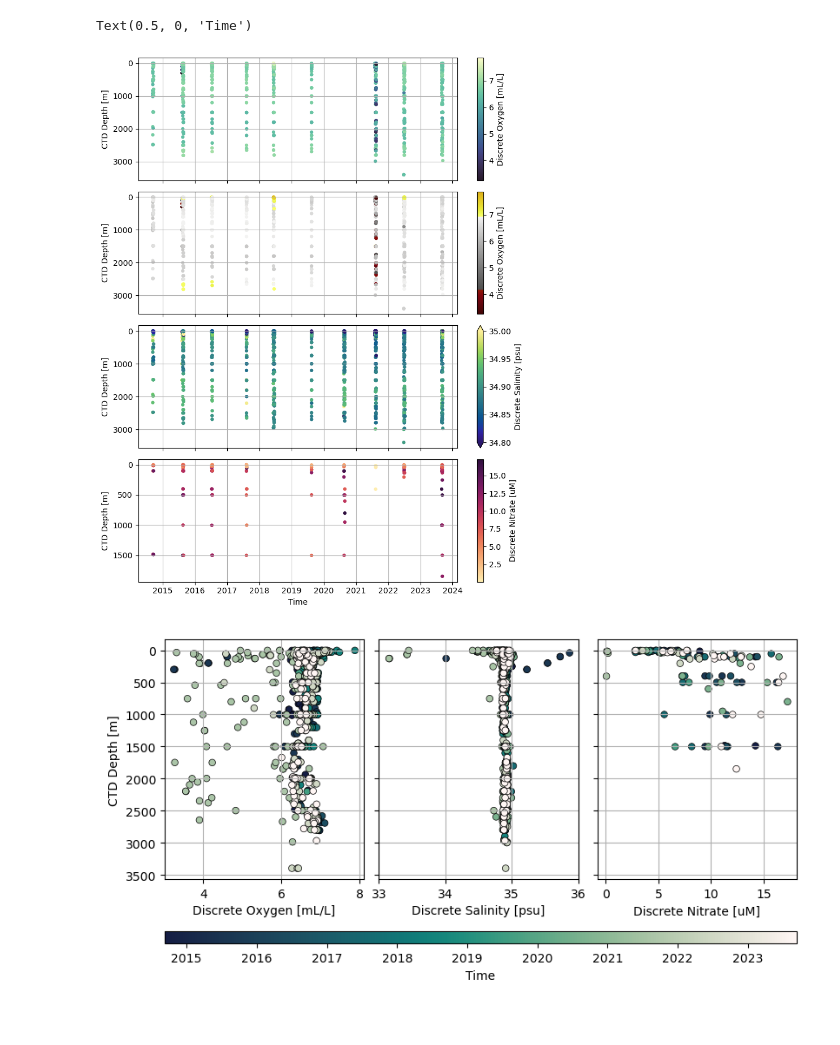
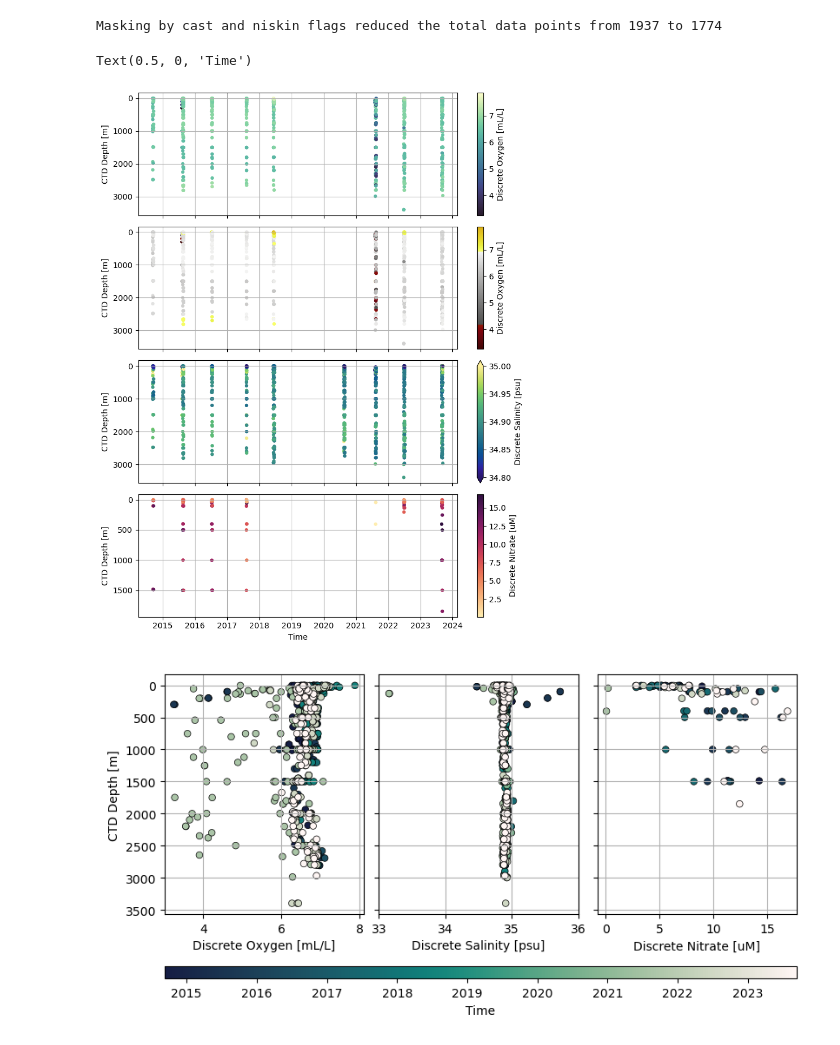
Before and after one commit to cooleyky/ooi-on-bco-dmo, a Jupyter notebook: notebooks/00-OOI-Irminger-discrete-sample-article-figures.ipynb, the cells around one changed output. Drawn from its saved outputs; the diff is of its cells as text; code cells hidden in the pictures.

Commit message:
Add code to apply quality flags

```diff
--- a/notebooks/00-OOI-Irminger-discrete-sample-article-figures.ipynb
+++ b/notebooks/00-OOI-Irminger-discrete-sample-article-figures.ipynb
@@ -23,9 +54,22 @@ cmap_oxy = cmo.oxy
 alt_oxy = cmo.deep_r
 cmap_nitr = cmo.matter
 cmap_time = cmo.tempo_r
+# %%
+# Filter for casts, niskins, and samples with flags
+# denoting "Acceptable" or "No problems noted"
+flag = "*0000000000000100"
+
+irm_good = ooi_irm.query("Cast_Flag==@flag & Niskin_Flag==@flag")
+print(f"Masking by cast and niskin flags reduced the total data points from {len(ooi_irm)} to {len(irm_good)}")
+
+flag_oxy = irm_good["Discrete_Oxygen_Flag"].astype(str)==flag
+flag_sal = irm_good["Discrete_Salinity_Flag"].astype(str)==flag
+flag_ntr = irm_good["Discrete_Nutrients_Flag"].astype(str)==flag
+# %% [output]
+Masking by cast and niskin flags reduced the total data points from 1937 to 1774
 # %%
 # Convert the CTD Bottle Closure Time to a datetime data type
-time = pd.to_datetime(ooi_irm["CTD_Bottle_Closure_Time"], yearfirst=True, utc=True).values
+time = pd.to_datetime(irm_good["CTD_Bottle_Closure_Time"], yearfirst=True, utc=True).values
 mpl_time = mpl.dates.date2num(time)
 
 # Create normalizer for colorbar representing the full date range
@@ -39,8 +83,8 @@ fig, axs = plt.subplots(4, 1, figsize=(8,10), sharex=True, layout="tight")
 # CTD Oxygen
 plt.subplot(4,1,1)
 axs[0].invert_yaxis()
-plt.scatter(x=time, y=ooi_irm["CTD_Depth"], s=20,
-            c=ooi_irm["Discrete_Oxygen"], cmap=alt_oxy,
+plt.scatter(x=time[flag_oxy], y=irm_good["CTD_Depth"][flag_oxy], s=20,
+            c=irm_good["Discrete_Oxygen"][flag_oxy], cmap=alt_oxy,
             edgecolors="none")
 plt.grid()
 plt.colorbar(label="Discrete Oxygen [mL/L]")
@@ -48,8 +92,8 @@ axs[0].set_ylabel("CTD Depth [m]")
 # Discrete Oxygen
 plt.subplot(4,1,2)
 axs[1].invert_yaxis()
-plt.scatter(x=time, y=ooi_irm["CTD_Depth"], s=20,
-            c=ooi_irm["Discrete_Oxygen"], cmap=cmap_oxy,
+plt.scatter(x=time, y=irm_good["CTD_Depth"], s=20,
+            c=irm_good["Discrete_Oxygen"], cmap=cmap_oxy,
             edgecolors="none")
 plt.grid()
 plt.colorbar(label="Discrete Oxygen [mL/L]")
@@ -57,8 +101,8 @@ axs[1].set_ylabel("CTD Depth [m]")
 # Discrete Salinity
 plt.subplot(4,1,3)
 axs[2].invert_yaxis()
-plt.scatter(x=time, y=ooi_irm["CTD_Depth"], s=20,
-            c=ooi_irm["Discrete_Salinity"], cmap=cmap_salt,
+plt.scatter(x=time[flag_sal], y=irm_good["CTD_Depth"][flag_sal], s=20,
+            c=irm_good["Discrete_Salinity"][flag_sal], cmap=cmap_salt,
             edgecolors="none", vmin=34.8, vmax=35)
 plt.grid()
 plt.colorbar(label="Discrete Salinity [psu]", extend='both')
@@ -66,8 +110,8 @@ axs[2].set_ylabel("CTD Depth [m]")
 # Discrete Nitrate
 plt.subplot(4,1,4)
 axs[3].invert_yaxis()
-plt.scatter(x=time, y=ooi_irm["CTD_Depth"], s=20,
-            c=ooi_irm["Discrete_Nitrate"], cmap=cmap_nitr,
+plt.scatter(x=time[flag_ntr], y=irm_good["CTD_Depth"][flag_ntr], s=20,
+            c=irm_good["Discrete_Nitrate"][flag_ntr], cmap=cmap_nitr,
             edgecolors="none")
 plt.grid()
 plt.colorbar(label="Discrete Nitrate [uM]")
@@ -75,44 +119,44 @@ axs[3].set_ylabel("CTD Depth [m]")
 axs[3].set_xlabel("Time")
 # %% [output]
 Text(0.5, 0, 'Time')
-[figure, old version]
+[figure, new version]
 # %%
 # Create the subplots with time indicated by color
 fig, axs = plt.subplots(1, 3, figsize=(8,4), sharey=True, constrained_layout=True)
 subfig = fig.subfigures(nrows=1, ncols=1)
 
 # Discrete Oxygen
 plt.subplot(1,3,1)
 axs[0].invert_yaxis()
-plt.scatter(x=ooi_irm["Discrete_Oxygen"], y=ooi_irm["CTD_Depth"], s=30,
-            c=mpl_time, cmap=cmap_time, norm=normalizer,
+plt.scatter(x=irm_good["Discrete_Oxygen"][flag_oxy], y=irm_good["CTD_Depth"][flag_oxy], s=30,
+            c=mpl_time[flag_oxy], cmap=cmap_time, norm=normalizer,
             edgecolors="k", linewidths=0.5)
 plt.grid()
 axs[0].set_ylabel("CTD Depth [m]")
 axs[0].set_xlabel("Discrete Oxygen [mL/L]")
 
 # Discrete Salinity
 plt.subplot(1,3,2)
 axs[1].invert_yaxis()
-plt.scatter(x=ooi_irm["Discrete_Salinity"], y=ooi_irm["CTD_Depth"],
-            c=mpl_time, cmap=cmap_time, s=30, norm=normalizer,
+plt.scatter(x=irm_good["Discrete_Salinity"][flag_sal], y=irm_good["CTD_Depth"][flag_sal],
+            c=mpl_time[flag_sal], cmap=cmap_time, s=30, norm=normalizer,
             edgecolors="k", linewidths=0.5)
 plt.grid()
 axs[1].set_xlabel("Discrete Salinity [psu]")
 axs[1].set_xlim([33,36])
 
 # Discrete Nitrate
 plt.subplot(1,3,3)
 axs[2].invert_yaxis()
-plt.scatter(x=ooi_irm["Discrete_Nitrate"], y=ooi_irm["CTD_Depth"], s=30,
-            c=mpl_time, cmap=cmap_time, norm=normalizer,
+plt.scatter(x=irm_good["Discrete_Nitrate"][flag_ntr], y=irm_good["CTD_Depth"][flag_ntr], s=30,
+            c=mpl_time[flag_ntr], cmap=cmap_time, norm=normalizer,
             edgecolors="k", linewidths=0.5)
 plt.grid()
 axs[2].set_xlabel("Discrete Nitrate [uM]")
 
 time_map = cm.ScalarMappable(norm=normalizer, cmap=cmap_time)
 subfig.colorbar(time_map, ax=axs.ravel().tolist(), label="Time", ticks=AutoDateLocator(),
              format=AutoDateFormatter(locator), location="bottom", aspect=50)
 plt.show()
 # %% [output]
-[figure, old version]
+[figure, new version]
```
Also changed, not shown: parts of 2 cells of this notebook.
